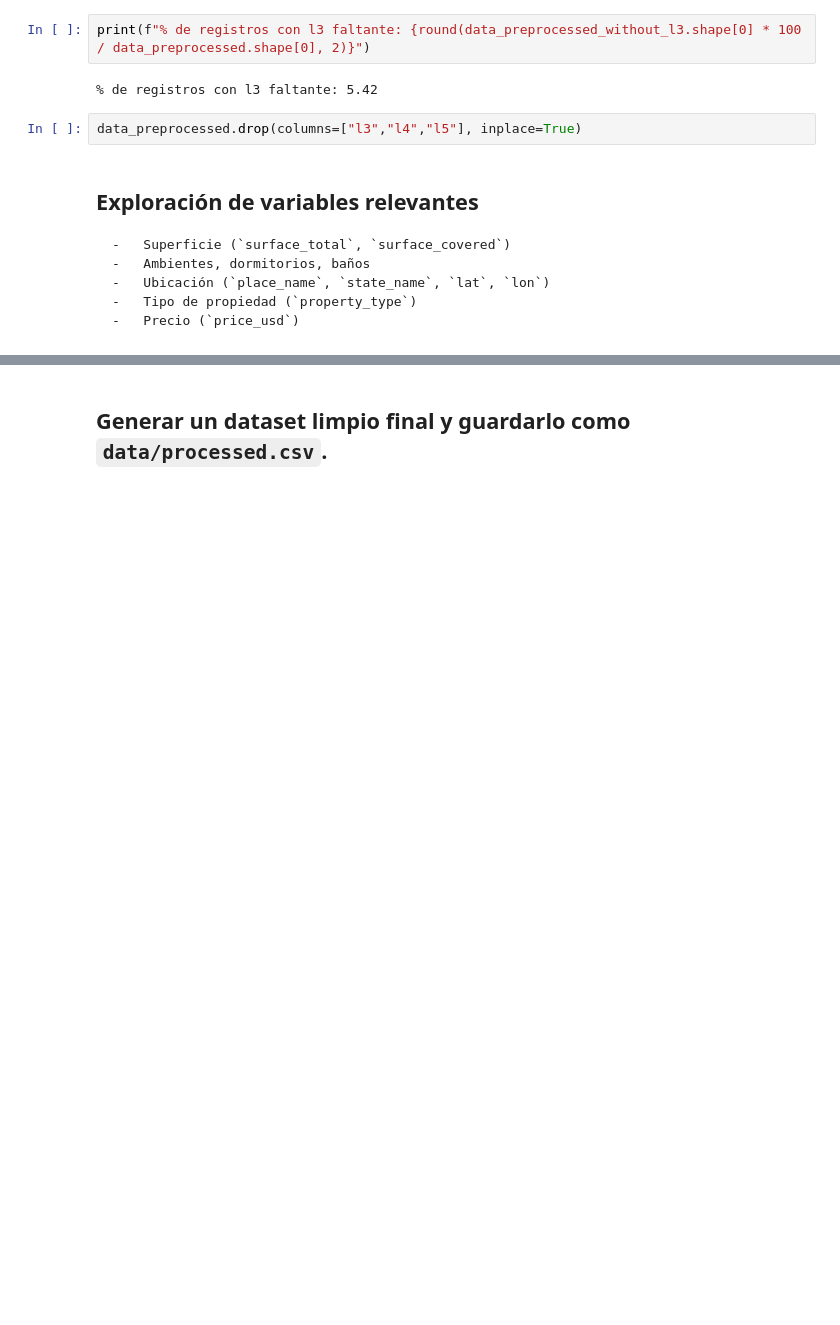
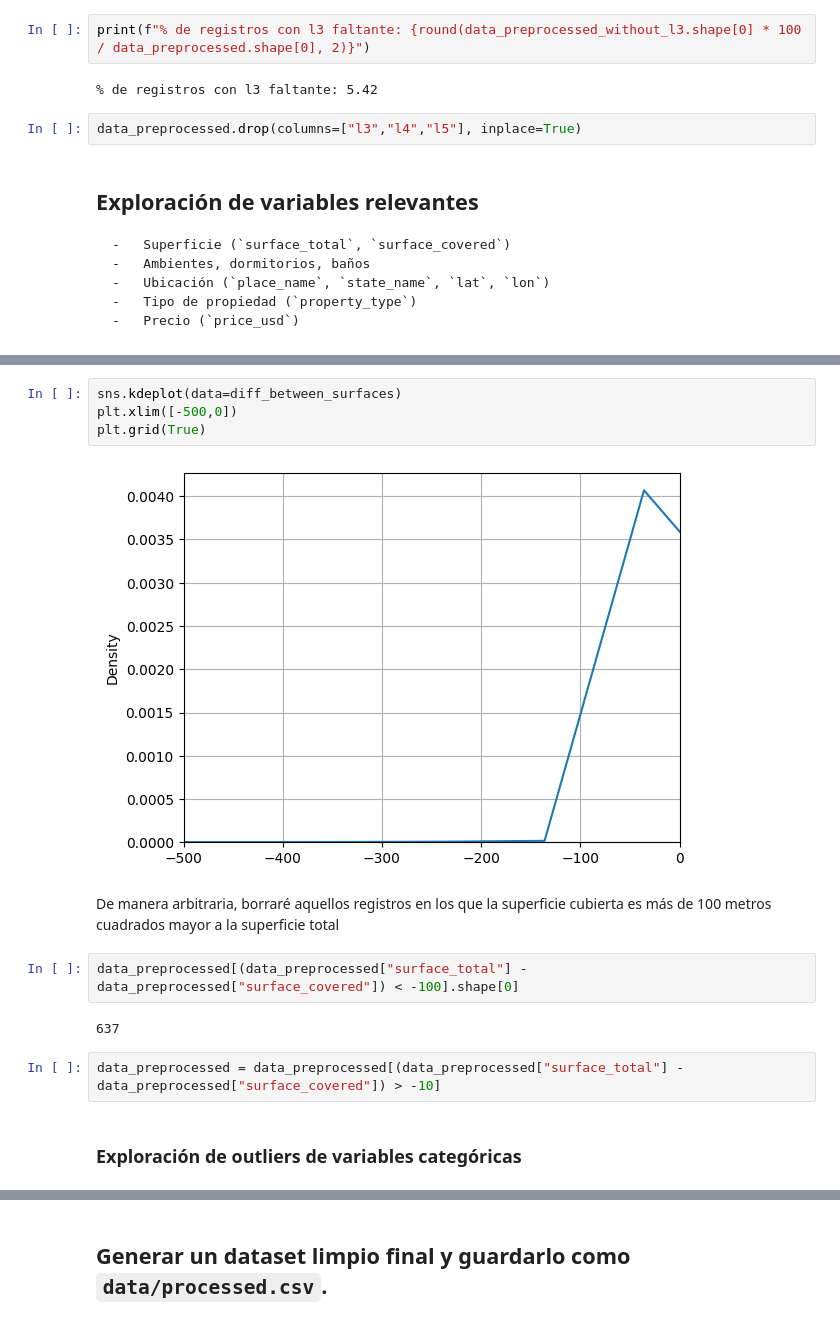
Before and after one commit to alejo-cuello/proyecto-final-bootcamp-ds-mlops, a Jupyter notebook: notebooks/01-eda.ipynb, the cells around one changed output, grey strips where cells are left out. Saved outputs shown, nothing was run; the diff lists cells and outputs as text; blank space fills up the shorter version.

```diff
--- a/notebooks/01-eda.ipynb
+++ b/notebooks/01-eda.ipynb
@@ -474,0 +650,16 @@ data_preprocessed.drop(columns=["l3","l4","l5"], inplace=True)
+# %%
+sns.kdeplot(data=diff_between_surfaces)
+plt.xlim([-500,0])
+plt.grid(True)
+# %% [output]
+[figure, added]
+# %% [markdown]
+De manera arbitraria, borraré aquellos registros en los que la superficie cubierta es más de 100 metros cuadrados mayor a la superficie total
+# %%
+data_preprocessed[(data_preprocessed["surface_total"] - data_preprocessed["surface_covered"]) < -100].shape[0]
+# %% [output]
+637
+# %%
+data_preprocessed = data_preprocessed[(data_preprocessed["surface_total"] - data_preprocessed["surface_covered"]) > -10]
+# %% [markdown]
+### Exploración de outliers de variables categóricas
```
Also changed, not shown: parts of 33 cells of this notebook.
